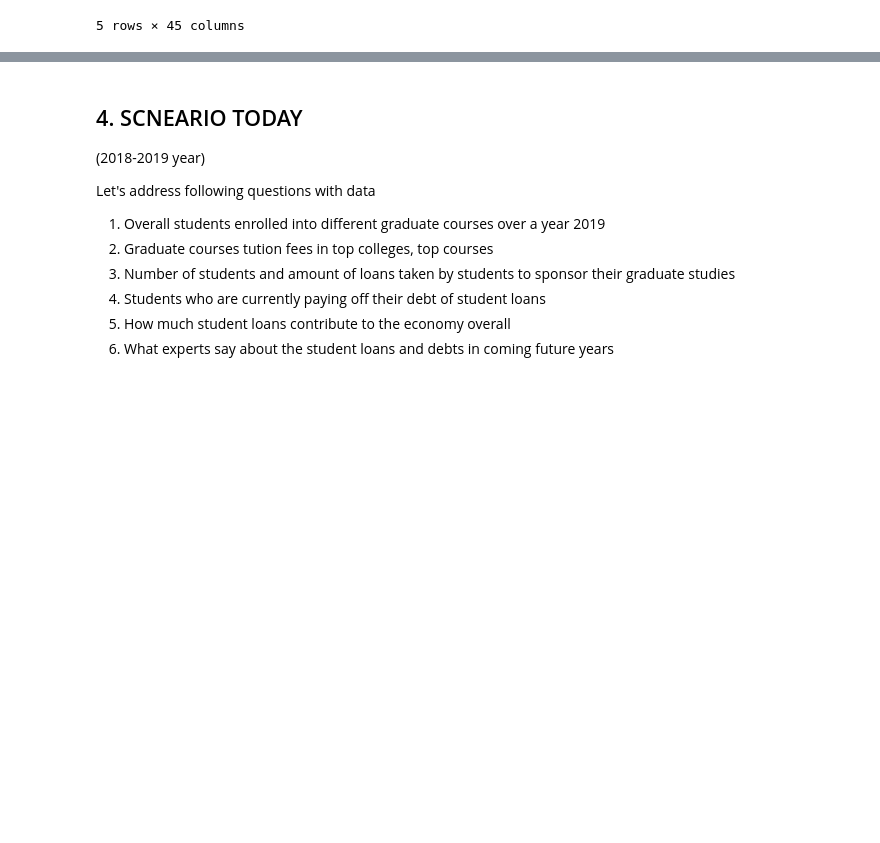
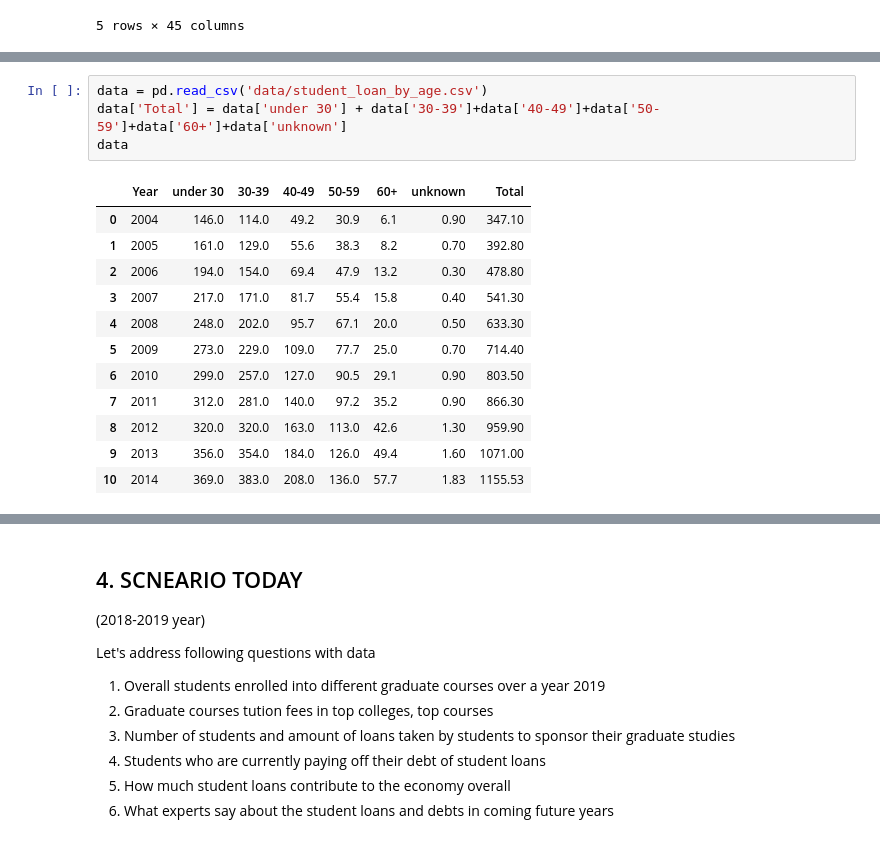
Before and after one commit to YJDave/cs418-s20-cs418_spring20_mighty_python, a Jupyter notebook: main.ipynb, the cells around one changed output, grey strips where cells are left out. Drawn from its saved outputs; the diff is of its cells as text; blank space fills up the shorter version.

```diff
--- a/main.ipynb
+++ b/main.ipynb
@@ -232,3 +230,20 @@ plt.xticks(np.array(range(0,13*4,4))+1.5, set(labels))
 print()
 # %% [output]
 [figure]
+# %%
+data = pd.read_csv('data/student_loan_by_age.csv')
+data['Total'] = data['under 30'] + data['30-39']+data['40-49']+data['50-59']+data['60+']+data['unknown']
+data
+# %% [output]
+|  | Year | under 30 | 30-39 | 40-49 | 50-59 | 60+ | unknown | Total |
+| 0 | 2004 | 146.0 | 114.0 | 49.2 | 30.9 | 6.1 | 0.90 | 347.10 |
+| 1 | 2005 | 161.0 | 129.0 | 55.6 | 38.3 | 8.2 | 0.70 | 392.80 |
+| 2 | 2006 | 194.0 | 154.0 | 69.4 | 47.9 | 13.2 | 0.30 | 478.80 |
+| 3 | 2007 | 217.0 | 171.0 | 81.7 | 55.4 | 15.8 | 0.40 | 541.30 |
+| 4 | 2008 | 248.0 | 202.0 | 95.7 | 67.1 | 20.0 | 0.50 | 633.30 |
+| 5 | 2009 | 273.0 | 229.0 | 109.0 | 77.7 | 25.0 | 0.70 | 714.40 |
+| 6 | 2010 | 299.0 | 257.0 | 127.0 | 90.5 | 29.1 | 0.90 | 803.50 |
+| 7 | 2011 | 312.0 | 281.0 | 140.0 | 97.2 | 35.2 | 0.90 | 866.30 |
+| 8 | 2012 | 320.0 | 320.0 | 163.0 | 113.0 | 42.6 | 1.30 | 959.90 |
+| 9 | 2013 | 356.0 | 354.0 | 184.0 | 126.0 | 49.4 | 1.60 | 1071.00 |
+| 10 | 2014 | 369.0 | 383.0 | 208.0 | 136.0 | 57.7 | 1.83 | 1155.53 |
```
Also changed, not shown: parts of 4 cells of this notebook, 1 other file.
